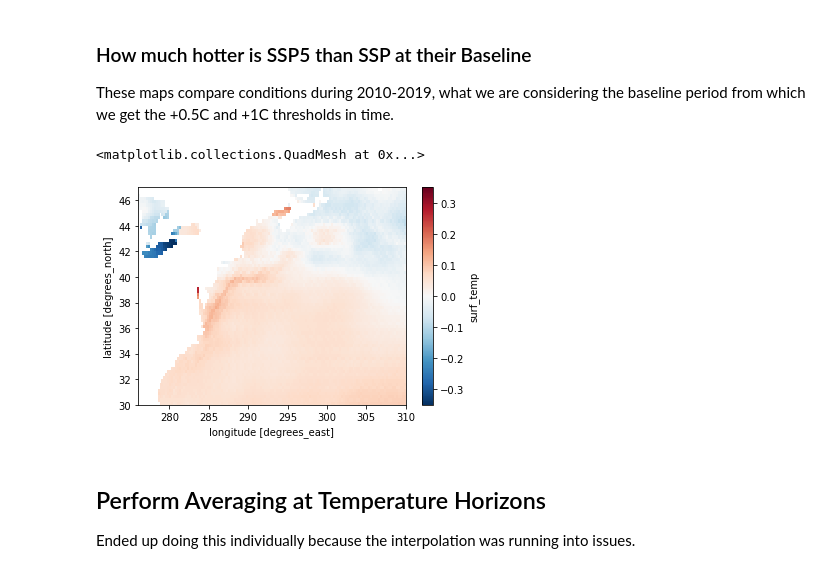
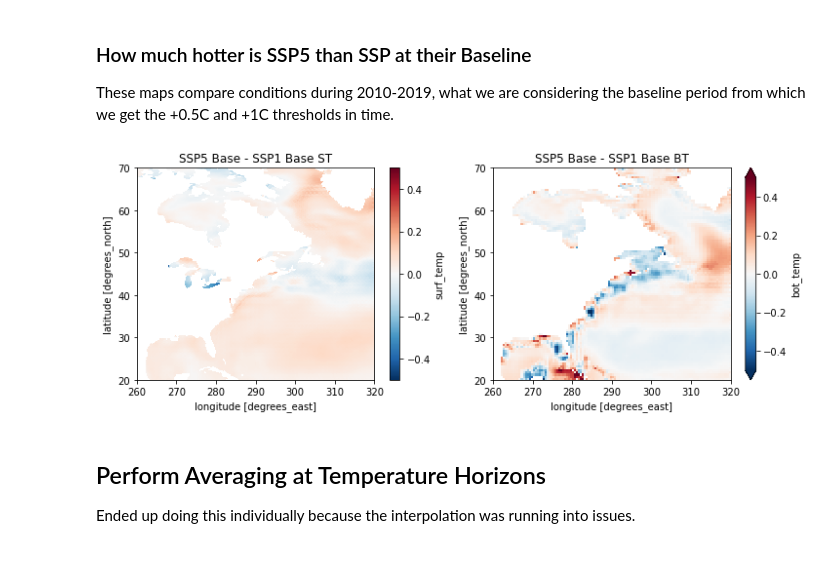
Before and after one commit to adamkemberling/sdm_workflow, a Jupyter notebook: CMIP6_processing/temperature_milestone_conditions.ipynb, the cells around one changed output. Saved outputs shown, nothing was run; the diff lists cells and outputs as text; code cells hidden in the pictures.

```diff
--- a/CMIP6_processing/temperature_milestone_conditions.ipynb
+++ b/CMIP6_processing/temperature_milestone_conditions.ipynb
@@ -103,11 +103,24 @@ ssp5_btemp_base = ssp5_btemp.sel(time = slice("2010-01-01", "2019-12-31"), longi
 ### How much hotter is SSP5 than SSP at their Baseline
 
 These maps compare conditions during 2010-2019, what we are considering the baseline period from which we get the +0.5C and +1C thresholds in time.
-# %%
-(ssp5_stemp_base - ssp1_stemp_base).surf_temp.plot()
-# %% [output]
-<matplotlib.collections.QuadMesh at 0x...>
-[figure, removed]
+# %%
+# Set your chosen color map limits
+# Color limits
+vmin = -.5
+vmax = .5
+
+# Create subplots
+fig, axes = plt.subplots(1, 2, figsize=(12, 4))
+
+(ssp5_stemp_base - ssp1_stemp_base).surf_temp.plot(ax=axes[0], cmap = "RdBu_r", vmin=vmin, vmax=vmax)
+axes[0].set_title("SSP5 Base - SSP1 Base ST")
+
+(ssp5_btemp_base - ssp1_btemp_base).bot_temp.plot(ax=axes[1], cmap = "RdBu_r", vmin=vmin, vmax=vmax)
+axes[1].set_title("SSP5 Base - SSP1 Base BT")
+
+plt.show()
+# %% [output]
+[figure, added]
 # %% [markdown]
 ## Perform Averaging at Temperature Horizons
 
```
Also changed, not shown: parts of 14 cells of this notebook, 2 other files.
